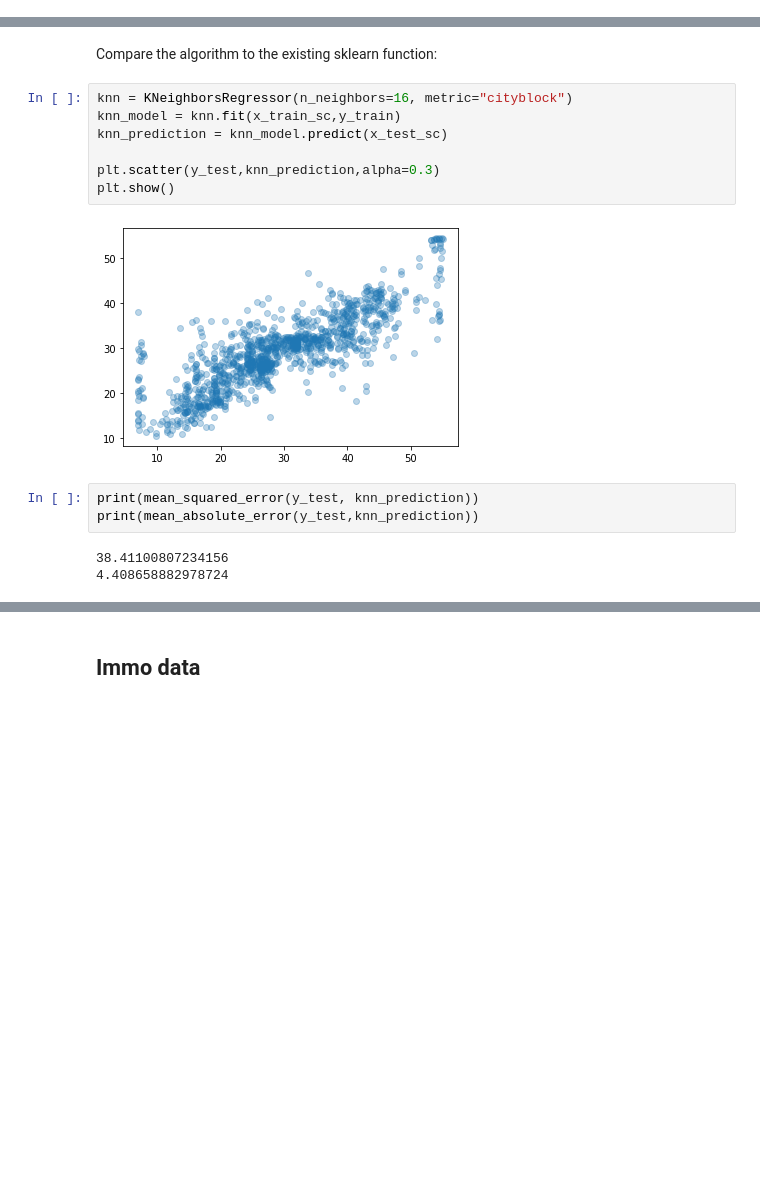
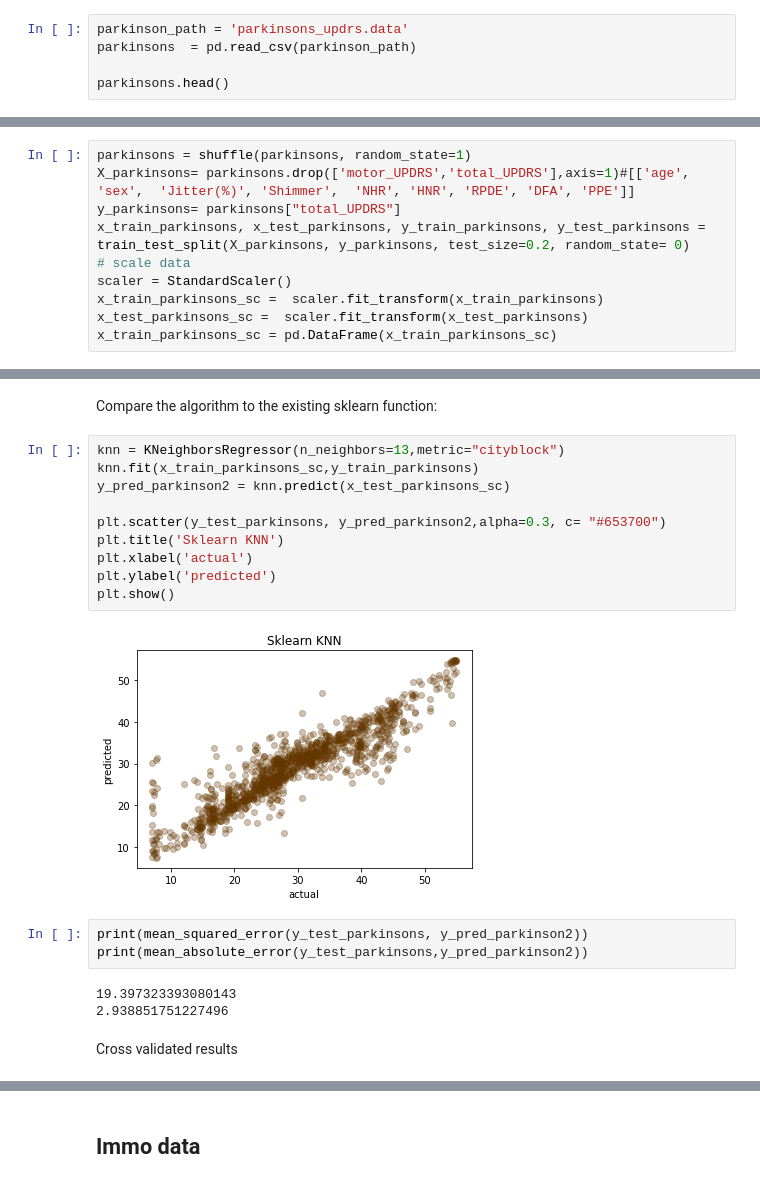
Before and after one commit to EmilDaub/Machine-Learning, a Jupyter notebook: Exercise2/KNN.ipynb, the cells around one changed output, grey strips where cells are left out. Drawn from its saved outputs; the diff is of its cells as text; blank space fills up the shorter version.

Commit message:
update knn and add other models
update knn and add other models from johannes

```diff
--- a/Exercise2/KNN.ipynb
+++ b/Exercise2/KNN.ipynb
@@ -55,0 +22,5 @@ dtype: int64
+# %%
+parkinson_path = 'parkinsons_updrs.data'
+parkinsons  = pd.read_csv(parkinson_path)
+
+parkinsons.head()
@@ -94,0 +95,10 @@ x_test_sc =  scaler.fit_transform(x_test)
+# %%
+parkinsons = shuffle(parkinsons, random_state=1)
+X_parkinsons= parkinsons.drop(['motor_UPDRS','total_UPDRS'],axis=1)#[['age', 'sex',  'Jitter(%)', 'Shimmer',  'NHR', 'HNR', 'RPDE', 'DFA', 'PPE']]
+y_parkinsons= parkinsons["total_UPDRS"]
+x_train_parkinsons, x_test_parkinsons, y_train_parkinsons, y_test_parkinsons = train_test_split(X_parkinsons, y_parkinsons, test_size=0.2, random_state= 0)
+# scale data
+scaler = StandardScaler()
+x_train_parkinsons_sc =  scaler.fit_transform(x_train_parkinsons)
+x_test_parkinsons_sc =  scaler.fit_transform(x_test_parkinsons)
+x_train_parkinsons_sc = pd.DataFrame(x_train_parkinsons_sc)
@@ -225,17 +224,22 @@ print(mean_absolute_error(y_test,y_pred))
 # %% [markdown]
 Compare the algorithm to the existing sklearn function:
 # %%
-knn = KNeighborsRegressor(n_neighbors=16, metric="cityblock")
-knn_model = knn.fit(x_train_sc,y_train)
-knn_prediction = knn_model.predict(x_test_sc)
+knn = KNeighborsRegressor(n_neighbors=13,metric="cityblock")
+knn.fit(x_train_parkinsons_sc,y_train_parkinsons)
+y_pred_parkinson2 = knn.predict(x_test_parkinsons_sc)
 
-plt.scatter(y_test,knn_prediction,alpha=0.3)
+plt.scatter(y_test_parkinsons, y_pred_parkinson2,alpha=0.3, c= "#653700")
+plt.title('Sklearn KNN')
+plt.xlabel('actual')
+plt.ylabel('predicted')
 plt.show()
 # %% [output]
-[figure, old version]
+[figure, new version]
 # %%
-print(mean_squared_error(y_test, knn_prediction))
-print(mean_absolute_error(y_test,knn_prediction))
+print(mean_squared_error(y_test_parkinsons, y_pred_parkinson2))
+print(mean_absolute_error(y_test_parkinsons,y_pred_parkinson2))
 # %% [output]
-38.41100807234156
-4.408658882978724
+19.397323393080143
+2.938851751227496
+# %% [markdown]
+Cross validated results
```
Also changed, not shown: parts of 52 cells of this notebook, 1 other file.
